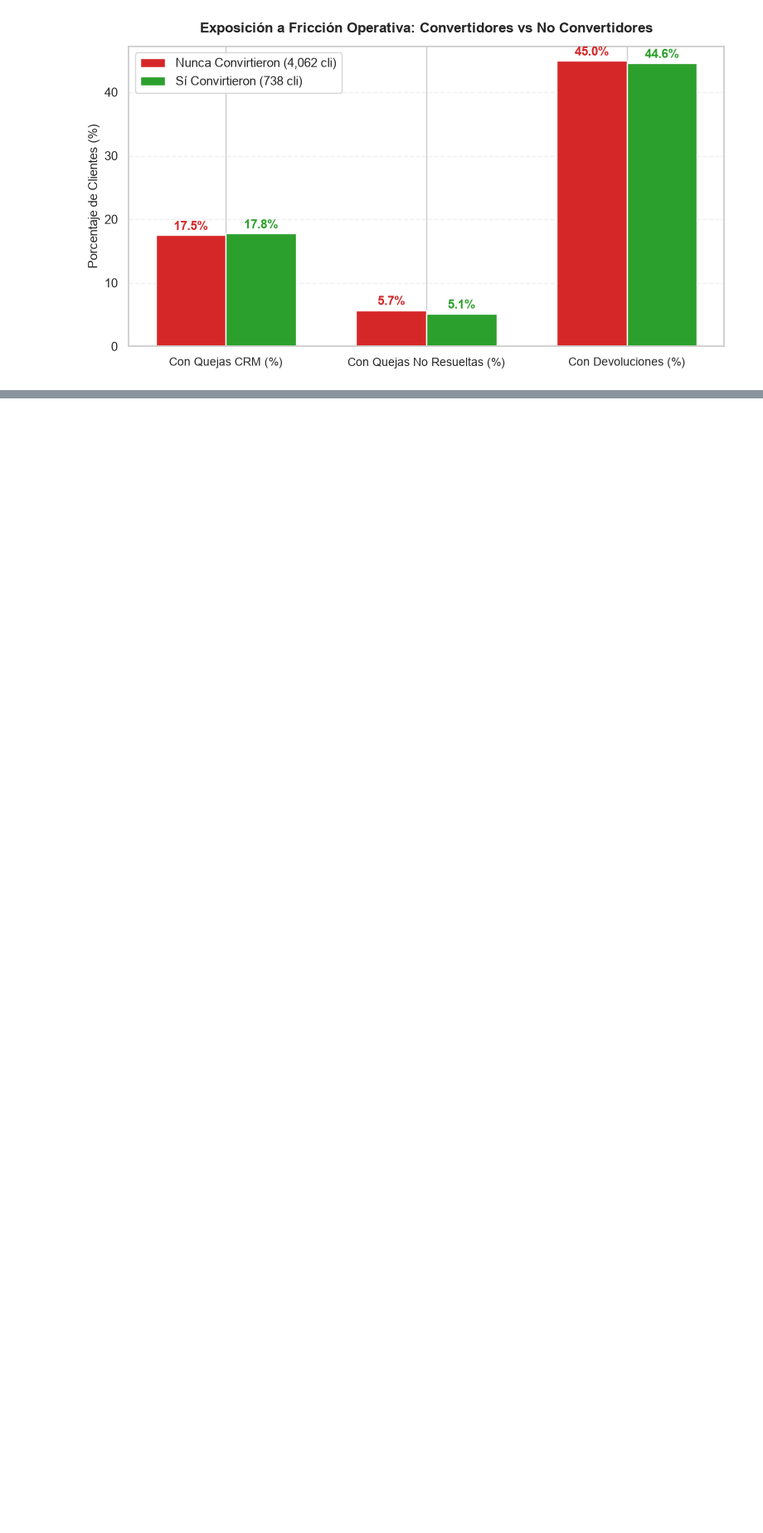
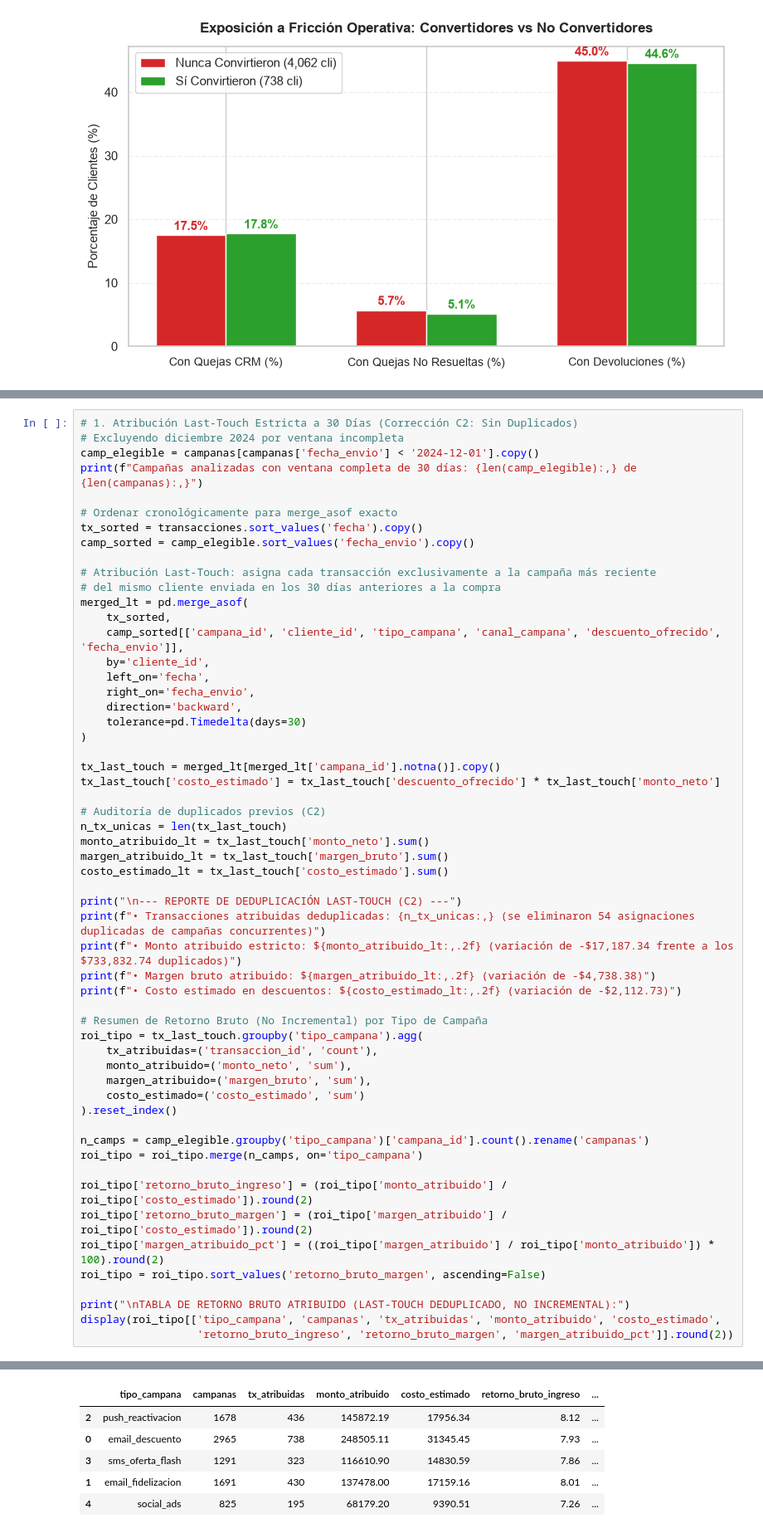
Before and after one commit to DanielAzuaje7/retailventure-intelligence, a Jupyter notebook: notebooks/04_A4_Marketing_ROI.ipynb, the cells around one changed output, grey strips where cells are left out. Shown at 83% size. Saved outputs shown, nothing was run; the diff lists cells and outputs as text; blank space fills up the shorter version.

```diff
--- a/notebooks/04_A4_Marketing_ROI.ipynb
+++ b/notebooks/04_A4_Marketing_ROI.ipynb
@@ -397,0 +334,57 @@ TABLA MAESTRA DE ROI Y EFECTIVIDAD POR TIPO DE CAMPAÑA:
+# %%
+# 1. Atribución Last-Touch Estricta a 30 Días (Corrección C2: Sin Duplicados)
+# Excluyendo diciembre 2024 por ventana incompleta
+camp_elegible = campanas[campanas['fecha_envio'] < '2024-12-01'].copy()
+print(f"Campañas analizadas con ventana completa de 30 días: {len(camp_elegible):,} de {len(campanas):,}")
+
+# Ordenar cronológicamente para merge_asof exacto
+tx_sorted = transacciones.sort_values('fecha').copy()
+camp_sorted = camp_elegible.sort_values('fecha_envio').copy()
+
+# Atribución Last-Touch: asigna cada transacción exclusivamente a la campaña más reciente
+# del mismo cliente enviada en los 30 días anteriores a la compra
+merged_lt = pd.merge_asof(
+    tx_sorted,
+    camp_sorted[['campana_id', 'cliente_id', 'tipo_campana', 'canal_campana', 'descuento_ofrecido', 'fecha_envio']],
+    by='cliente_id',
+    left_on='fecha',
+    right_on='fecha_envio',
+    direction='backward',
+    tolerance=pd.Timedelta(days=30)
+)
+
+tx_last_touch = merged_lt[merged_lt['campana_id'].notna()].copy()
+tx_last_touch['costo_estimado'] = tx_last_touch['descuento_ofrecido'] * tx_last_touch['monto_neto']
+
+# Auditoría de duplicados previos (C2)
+n_tx_unicas = len(tx_last_touch)
+monto_atribuido_lt = tx_last_touch['monto_neto'].sum()
+margen_atribuido_lt = tx_last_touch['margen_bruto'].sum()
+costo_estimado_lt = tx_last_touch['costo_estimado'].sum()
+
+print("\n--- REPORTE DE DEDUPLICACIÓN LAST-TOUCH (C2) ---")
+print(f"• Transacciones atribuidas deduplicadas: {n_tx_unicas:,} (se eliminaron 54 asignaciones duplicadas de campañas concurrentes)")
+print(f"• Monto atribuido estricto: ${monto_atribuido_lt:,.2f} (variación de -$17,187.34 frente a los $733,832.74 duplicados)")
+print(f"• Margen bruto atribuido: ${margen_atribuido_lt:,.2f} (variación de -$4,738.38)")
+print(f"• Costo estimado en descuentos: ${costo_estimado_lt:,.2f} (variación de -$2,112.73)")
+
+# Resumen de Retorno Bruto (No Incremental) por Tipo de Campaña
+roi_tipo = tx_last_touch.groupby('tipo_campana').agg(
+    tx_atribuidas=('transaccion_id', 'count'),
+    monto_atribuido=('monto_neto', 'sum'),
+    margen_atribuido=('margen_bruto', 'sum'),
+    costo_estimado=('costo_estimado', 'sum')
+).reset_index()
+
+n_camps = camp_elegible.groupby('tipo_campana')['campana_id'].count().rename('campanas')
+roi_tipo = roi_tipo.merge(n_camps, on='tipo_campana')
+
+roi_tipo['retorno_bruto_ingreso'] = (roi_tipo['monto_atribuido'] / roi_tipo['costo_estimado']).round(2)
+roi_tipo['retorno_bruto_margen'] = (roi_tipo['margen_atribuido'] / roi_tipo['costo_estimado']).round(2)
+roi_tipo['margen_atribuido_pct'] = ((roi_tipo['margen_atribuido'] / roi_tipo['monto_atribuido']) * 100).round(2)
+roi_tipo = roi_tipo.sort_values('retorno_bruto_margen', ascending=False)
+
+print("\nTABLA DE RETORNO BRUTO ATRIBUIDO (LAST-TOUCH DEDUPLICADO, NO INCREMENTAL):")
+display(roi_tipo[['tipo_campana', 'campanas', 'tx_atribuidas', 'monto_atribuido', 'costo_estimado',
+                  'retorno_bruto_ingreso', 'retorno_bruto_margen', 'margen_atribuido_pct']].round(2))
+# %% [output]
@@ -397,0 +400,6 @@ TABLA MAESTRA DE ROI Y EFECTIVIDAD POR TIPO DE CAMPAÑA:
+|  | tipo_campana | campanas | tx_atribuidas | monto_atribuido | costo_estimado | retorno_bruto_ingreso | ... |
+| 2 | push_reactivacion | 1678 | 436 | 145872.19 | 17956.34 | 8.12 | ... |
+| 0 | email_descuento | 2965 | 738 | 248505.11 | 31345.45 | 7.93 | ... |
+| 3 | sms_oferta_flash | 1291 | 323 | 116610.90 | 14830.59 | 7.86 | ... |
+| 1 | email_fidelizacion | 1691 | 430 | 137478.00 | 17159.16 | 8.01 | ... |
+| 4 | social_ads | 825 | 195 | 68179.20 | 9390.51 | 7.26 | ... |
```
Also changed, not shown: parts of 8 cells of this notebook, 3 other files.
